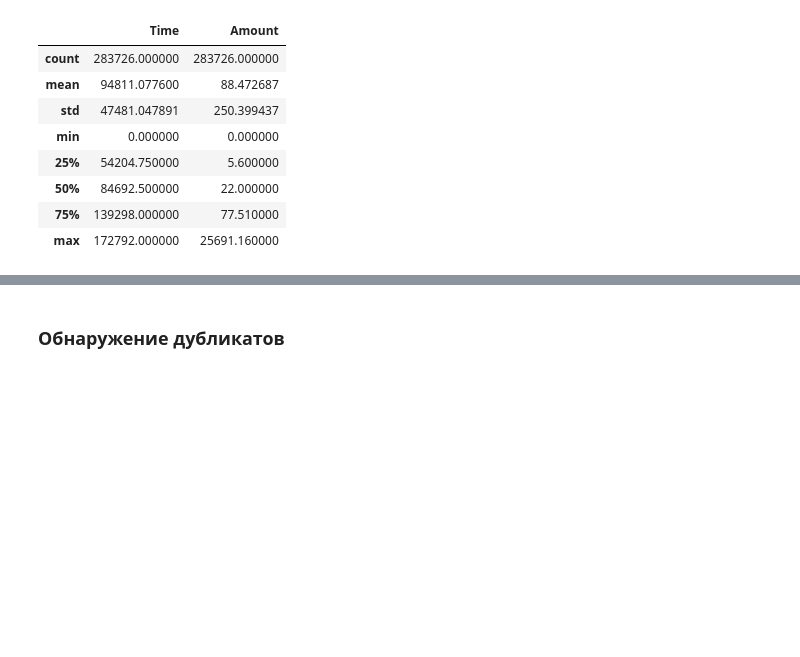
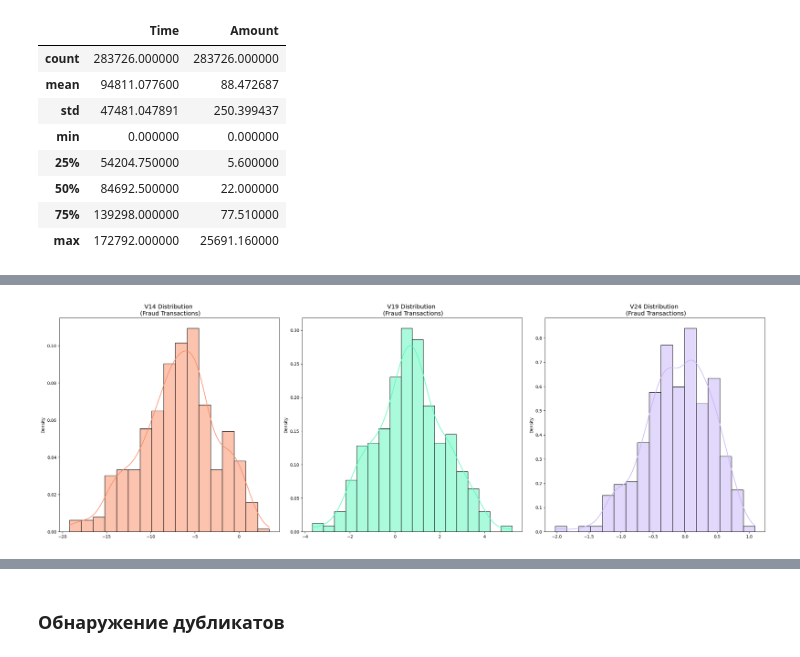
Before and after one commit to skytecat/FraudDetection, a Jupyter notebook: FraudDetection.ipynb, the cells around one changed output, grey strips where cells are left out. Drawn from its saved outputs; the diff is of its cells as text; code cells hidden in the pictures; blank space fills up the shorter version.

```diff
--- a/FraudDetection.ipynb
+++ b/FraudDetection.ipynb
@@ -124,0 +198,30 @@ data[['Time', 'Amount']].describe()
+# %%
+# Создание подграфиков
+f, (ax1, ax2, ax3) = plt.subplots(1, 3, figsize=(24, 8))
+
+# Данные для мошеннических транзакций
+v14_fraud_dist = data['V14'].loc[data['Class'] == 1].values
+v19_fraud_dist = data['V19'].loc[data['Class'] == 1].values
+v24_fraud_dist = data['V24'].loc[data['Class'] == 1].values
+
+# График для V14
+sns.histplot(v14_fraud_dist, ax=ax1, kde=True, color='#FB8861', stat='density')
+ax1.set_title('V14 Distribution \n (Fraud Transactions)', fontsize=14)
+
+# График для V19
+sns.histplot(v19_fraud_dist, ax=ax2, kde=True, color='#56F9BB', stat='density')
+ax2.set_title('V19 Distribution \n (Fraud Transactions)', fontsize=14)
+
+# График для V24
+sns.histplot(v24_fraud_dist, ax=ax3, kde=True, color='#C5B3F9', stat='density')
+ax3.set_title('V24 Distribution \n (Fraud Transactions)', fontsize=14)
+
+# # График для V17
+# sns.histplot(v17_fraud_dist, ax=ax4, kde=True, color='#ffc0cb', stat='density')
+# ax4.set_title('V17 Distribution \n (Fraud Transactions)', fontsize=14)
+
+# Отображение графиков
+plt.tight_layout()
+plt.show()
+# %% [output]
+[figure, added]
```
Also changed, not shown: parts of 19 cells of this notebook.
